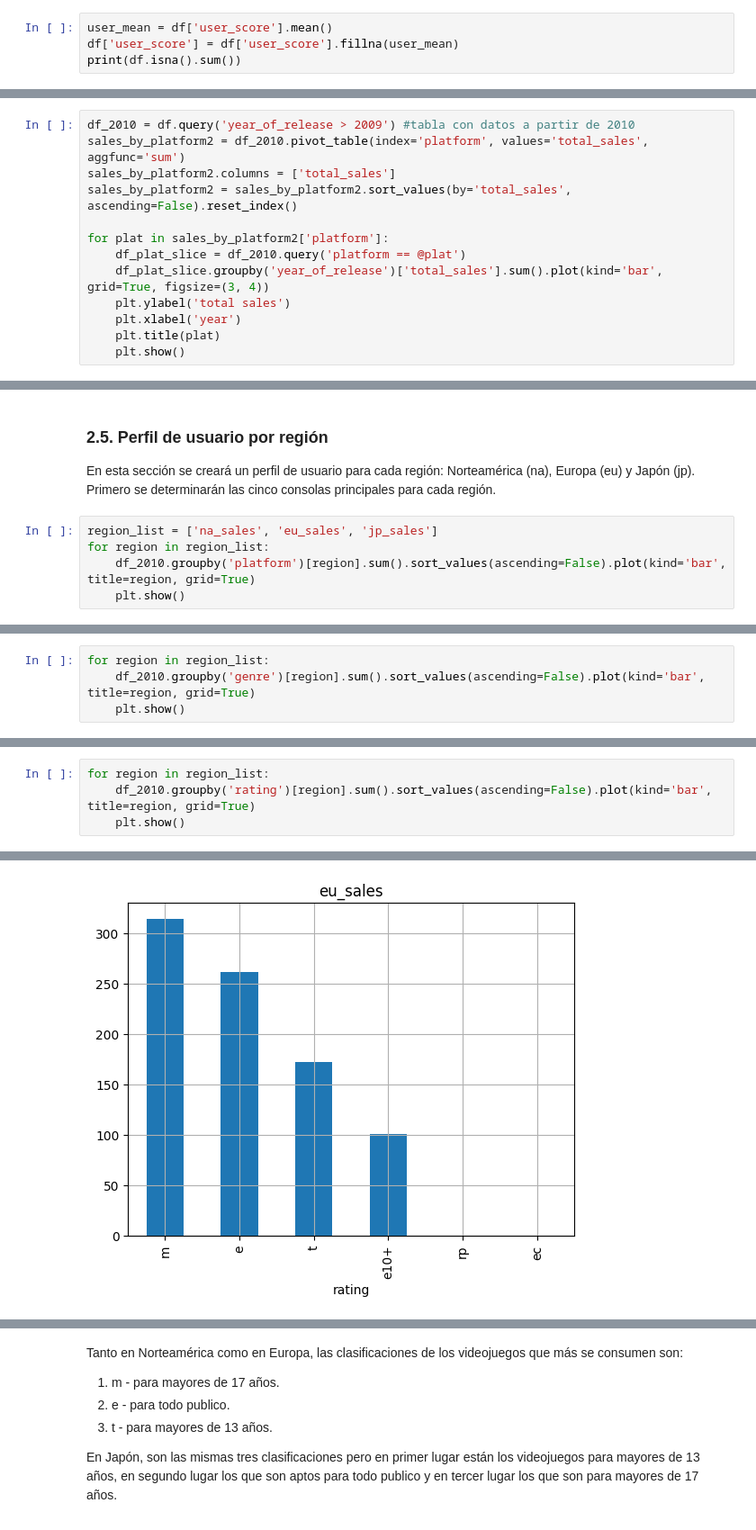
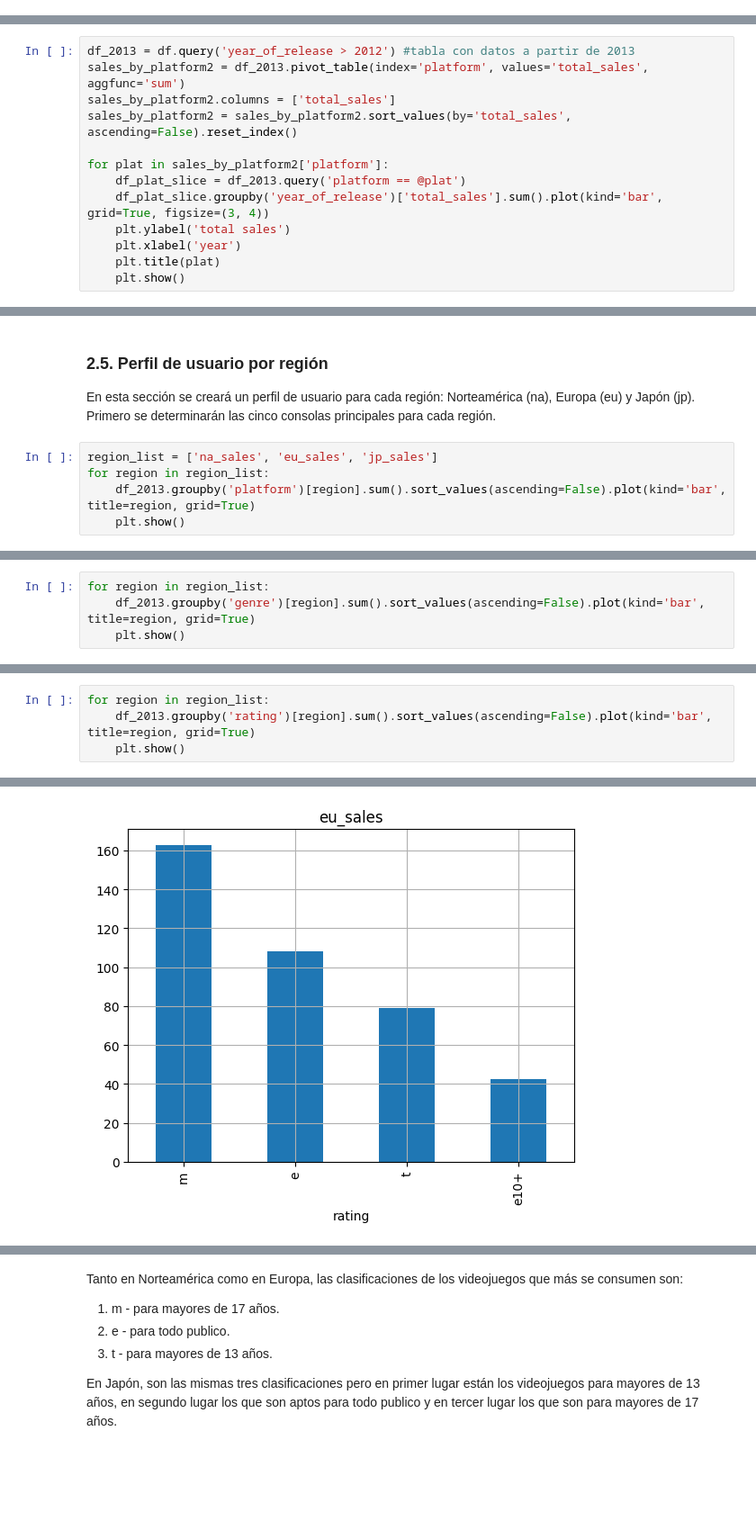
Before and after one commit to MonicaDeN/Bootcamp_Practicum, a Jupyter notebook: Proyecto_5/games.ipynb, the cells around one changed output, grey strips where cells are left out. Shown at 90% size. Saved outputs shown, nothing was run; the diff lists cells and outputs as text; blank space fills up the shorter version.

```diff
--- a/Proyecto_5/games.ipynb
+++ b/Proyecto_5/games.ipynb
@@ -1185,4 +1042,0 @@ Como los valores están dentro de un rango específico se reemplazarán los valo
-# %%
-user_mean = df['user_score'].mean()
-df['user_score'] = df['user_score'].fillna(user_mean)
-print(df.isna().sum())
@@ -1448,11 +1284,11 @@ El objetivo de esta sección es determinar las plataformas más rentables para e
 # %%
-df_2010 = df.query('year_of_release > 2009') #tabla con datos a partir de 2010
-sales_by_platform2 = df_2010.pivot_table(index='platform', values='total_sales', aggfunc='sum')
+df_2013 = df.query('year_of_release > 2012') #tabla con datos a partir de 2013
+sales_by_platform2 = df_2013.pivot_table(index='platform', values='total_sales', aggfunc='sum')
 sales_by_platform2.columns = ['total_sales']
 sales_by_platform2 = sales_by_platform2.sort_values(by='total_sales', ascending=False).reset_index()
 
 for plat in sales_by_platform2['platform']:
-    df_plat_slice = df_2010.query('platform == @plat')
+    df_plat_slice = df_2013.query('platform == @plat')
     df_plat_slice.groupby('year_of_release')['total_sales'].sum().plot(kind='bar', grid=True, figsize=(3, 4))
     plt.ylabel('total sales')
     plt.xlabel('year')
@@ -1611,6 +1443,6 @@ En esta sección se creará un perfil de usuario para cada región: Norteaméric
 # %%
 region_list = ['na_sales', 'eu_sales', 'jp_sales']
 for region in region_list:
-    df_2010.groupby('platform')[region].sum().sort_values(ascending=False).plot(kind='bar', title=region, grid=True)
+    df_2013.groupby('platform')[region].sum().sort_values(ascending=False).plot(kind='bar', title=region, grid=True)
     plt.show()
 # %% [output]
@@ -1646,6 +1478,6 @@ En Norteamérica y Europa son muy similares las listas de las 5 consolas princip
 Se analizarán los géneros que consumen los usuarios de cada región.
 # %%
 for region in region_list:
-    df_2010.groupby('genre')[region].sum().sort_values(ascending=False).plot(kind='bar', title=region, grid=True)
+    df_2013.groupby('genre')[region].sum().sort_values(ascending=False).plot(kind='bar', title=region, grid=True)
     plt.show()
 # %% [output]
@@ -1681,6 +1513,6 @@ Se observa nuevamente que los usuarios de Norteamérica y Europa tienen preferen
 Finalmente, se estudiará como afectan las clasificaciones ESRB a las ventas en cada región.
 # %%
 for region in region_list:
-    df_2010.groupby('rating')[region].sum().sort_values(ascending=False).plot(kind='bar', title=region, grid=True)
+    df_2013.groupby('rating')[region].sum().sort_values(ascending=False).plot(kind='bar', title=region, grid=True)
     plt.show()
 # %% [output]
@@ -1688 +1520 @@ for region in region_list:
-[figure, old version]
+[figure, new version]
```
Also changed, not shown: parts of 87 cells of this notebook.
